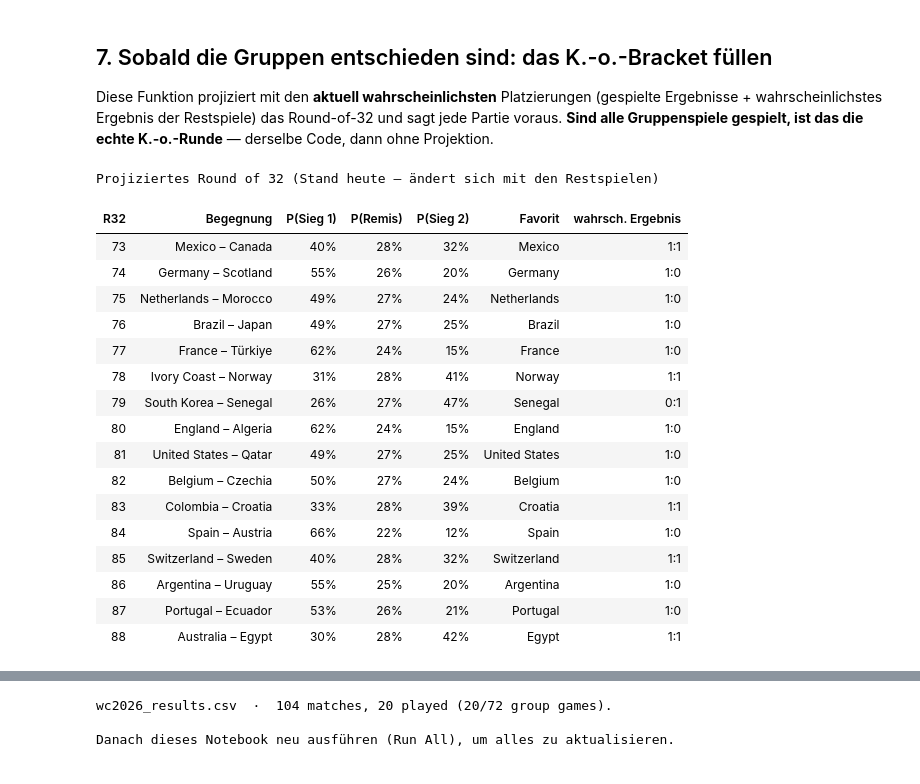
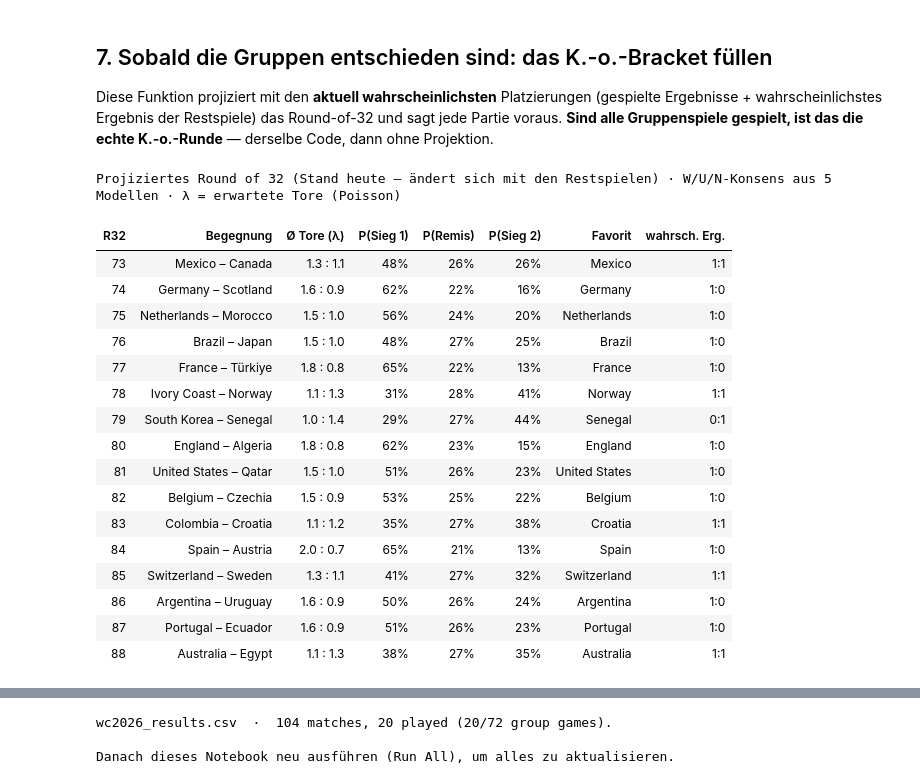
Before and after one commit to Deskaunedsei1983/wc2026-cl01, a Jupyter notebook: wc2026_live_update.ipynb, the cells around one changed output, grey strips where cells are left out. Cells and saved outputs as stored; diff of their text form; code cells hidden in the pictures.

```diff
--- a/wc2026_live_update.ipynb
+++ b/wc2026_live_update.ipynb
@@ -218,25 +283,18 @@ Die nächsten noch nicht gespielten Partien mit Sieg/Remis/Niederlage-Konsens
 (Mittel aus Poisson, Negative Binomial, Elo, Colley, PageRank) und dem
 wahrscheinlichsten exakten Ergebnis (Poisson).
 # %%
-def wdl_consensus(a, b):
-    mods = [wdl(a,b,STRENGTH),                                   # Poisson
-            (lambda P: (np.tril(P,-1).sum(), np.trace(P), np.triu(P,1).sum()))(scoreline(a,b,STRENGTH,alpha)[0])]
-    for R in (STRENGTH,):                                        # Elo (= Stärke) als Rating
-        da = R[a]-R[b]; we = 1/(1+10**(-da/400)); pdr = pdraw(abs(da))
-        mods.append(((1-pdr)*we, pdr, (1-pdr)*(1-we)))
-    arr = np.array(mods).mean(0); return arr/arr.sum()
-
 def next_matches(sched, k=12):
     up = sched[~sched.played].copy()
-    up = up[up.team1.isin(STRENGTH) & up.team2.isin(STRENGTH)]
-    up = up.sort_values("date").head(k)
+    up = up[up.team1.isin(STRENGTH) & up.team2.isin(STRENGTH)].sort_values("date").head(k)
     out = []
     for _, m in up.iterrows():
-        a, b = m.team1, m.team2; w, d, l = wdl_consensus(a, b); s, p = modal_score(a, b)
+        a, b = m.team1, m.team2; w, d, l = wdl_consensus(a, b)
+        la, lb = lam(a, b); s, p = modal_score(a, b)
         tag = m.group if isinstance(m.group,str) and m.group else m["round"]
         out.append({"Datum":m.date,"Runde":tag,"Begegnung":f"{a} – {b}",
-                    f"P(Sieg 1)":w*100,"P(Remis)":d*100,"P(Sieg 2)":l*100,
-                    "wahrsch. Ergebnis":s,"P(Erg.)":p})
+                    "Ø Tore (λ)":f"{la:.1f} : {lb:.1f}",
+                    "P(Sieg 1)":w*100,"P(Remis)":d*100,"P(Sieg 2)":l*100,
+                    "wahrsch. Erg.":s,"P(Erg.)":p})
     return pd.DataFrame(out)
 
 nxt = next_matches(sched, 12)
@@ -244,5 +302,6 @@ nxt = next_matches(sched, 12)
    .format({"P(Sieg 1)":"{:.0f}%","P(Remis)":"{:.0f}%","P(Sieg 2)":"{:.0f}%","P(Erg.)":"{:.0f}%"})
    .background_gradient(cmap="Greens", subset=["P(Sieg 1)"])
    .background_gradient(cmap="Reds",   subset=["P(Sieg 2)"])
-   .set_caption("Nächste Spiele — Prognose (Konsens W/U/N + wahrscheinlichstes Ergebnis)"))
+   .set_caption("Nächste Spiele — W/U/N-Konsens aus 5 Modellen (Poisson, Neg.Binom, Elo, Colley, PageRank). "
+                "Ø Tore (λ) = erwartete Tore (Poisson). wahrsch. Erg. = wahrscheinlichstes exaktes Ergebnis (Modus)."))
 # %% [output]
@@ -442,51 +543,53 @@ def project_bracket(sched):
             P, la, lb = scoreline(a, b); n=P.shape[0]; i,j = divmod(int(np.argmax(P)), n); x,y=i,j
         st[g][a][1]+=x-y; st[g][a][2]+=x; st[g][b][1]+=y-x; st[g][b][2]+=y
         if x>y: st[g][a][0]+=3
         elif y>x: st[g][b][0]+=3
         else: st[g][a][0]+=1; st[g][b][0]+=1
     pos = {}; thirds = []
     for g in GROUPS:
         order = sorted(GROUPS[g], key=lambda t:(st[g][t][0],st[g][t][1],st[g][t][2],STRENGTH[t]), reverse=True)
         pos[f"1{g}"], pos[f"2{g}"] = order[0], order[1]
         s = st[g][order[2]]; thirds.append((g, order[2], s[0], s[1], s[2], STRENGTH[order[2]]))
     thirds.sort(key=lambda r:(r[2],r[3],r[4],r[5]), reverse=True)
     best8 = [(g,t) for g,t,*_ in thirds[:8]]
     tmap = assign_thirds(best8)
     rows = []
     for m, s1, s2 in R32:
         t1 = tmap[m] if s1.startswith("3:") else pos[s1]
         t2 = tmap[m] if s2.startswith("3:") else pos[s2]
-        w, d, l = wdl_consensus(t1, t2); s, p = modal_score(t1, t2)
+        w, d, l = wdl_consensus(t1, t2); s, p = modal_score(t1, t2); la, lb = lam(t1, t2)
         fav = t1 if w>=l else t2
-        rows.append({"R32":m,"Begegnung":f"{t1} – {t2}","P(Sieg 1)":w*100,"P(Remis)":d*100,
-                     "P(Sieg 2)":l*100,"Favorit":fav,"wahrsch. Ergebnis":s})
+        rows.append({"R32":m,"Begegnung":f"{t1} – {t2}","Ø Tore (λ)":f"{la:.1f} : {lb:.1f}",
+                     "P(Sieg 1)":w*100,"P(Remis)":d*100,
+                     "P(Sieg 2)":l*100,"Favorit":fav,"wahrsch. Erg.":s})
     return pd.DataFrame(rows)
 
 all_grp_done = len(grp_played) == n_grp
 bracket = project_bracket(sched)
 cap = ("ECHTES Round of 32 (alle Gruppen entschieden)" if all_grp_done
        else "Projiziertes Round of 32 (Stand heute — ändert sich mit den Restspielen)")
+cap += " · W/U/N-Konsens aus 5 Modellen · λ = erwartete Tore (Poisson)"
 (bracket.style.hide(axis="index")
    .format({"P(Sieg 1)":"{:.0f}%","P(Remis)":"{:.0f}%","P(Sieg 2)":"{:.0f}%"})
    .background_gradient(cmap="Greens", subset=["P(Sieg 1)"])
    .background_gradient(cmap="Reds",   subset=["P(Sieg 2)"])
    .set_caption(cap))
 # %% [output]
-Projiziertes Round of 32 (Stand heute — ändert sich mit den Restspielen)
+Projiziertes Round of 32 (Stand heute — ändert sich mit den Restspielen) · W/U/N-Konsens aus 5 Modellen · λ = erwartete Tore (Poisson)
-| R32 | Begegnung | P(Sieg 1) | P(Remis) | P(Sieg 2) | Favorit | wahrsch. Ergebnis |
-| 73 | Mexico – Canada | 40% | 28% | 32% | Mexico | 1:1 |
-| 74 | Germany – Scotland | 55% | 26% | 20% | Germany | 1:0 |
-| 75 | Netherlands – Morocco | 49% | 27% | 24% | Netherlands | 1:0 |
-| 76 | Brazil – Japan | 49% | 27% | 25% | Brazil | 1:0 |
-| 77 | France – Türkiye | 62% | 24% | 15% | France | 1:0 |
-| 78 | Ivory Coast – Norway | 31% | 28% | 41% | Norway | 1:1 |
-| 79 | South Korea – Senegal | 26% | 27% | 47% | Senegal | 0:1 |
-| 80 | England – Algeria | 62% | 24% | 15% | England | 1:0 |
-| 81 | United States – Qatar | 49% | 27% | 25% | United States | 1:0 |
-| 82 | Belgium – Czechia | 50% | 27% | 24% | Belgium | 1:0 |
-| 83 | Colombia – Croatia | 33% | 28% | 39% | Croatia | 1:1 |
-| 84 | Spain – Austria | 66% | 22% | 12% | Spain | 1:0 |
-| 85 | Switzerland – Sweden | 40% | 28% | 32% | Switzerland | 1:1 |
-| 86 | Argentina – Uruguay | 55% | 25% | 20% | Argentina | 1:0 |
-| 87 | Portugal – Ecuador | 53% | 26% | 21% | Portugal | 1:0 |
-| 88 | Australia – Egypt | 30% | 28% | 42% | Egypt | 1:1 |
+| R32 | Begegnung | Ø Tore (λ) | P(Sieg 1) | P(Remis) | P(Sieg 2) | Favorit | wahrsch. Erg. |
+| 73 | Mexico – Canada | 1.3 : 1.1 | 48% | 26% | 26% | Mexico | 1:1 |
+| 74 | Germany – Scotland | 1.6 : 0.9 | 62% | 22% | 16% | Germany | 1:0 |
+| 75 | Netherlands – Morocco | 1.5 : 1.0 | 56% | 24% | 20% | Netherlands | 1:0 |
+| 76 | Brazil – Japan | 1.5 : 1.0 | 48% | 27% | 25% | Brazil | 1:0 |
+| 77 | France – Türkiye | 1.8 : 0.8 | 65% | 22% | 13% | France | 1:0 |
+| 78 | Ivory Coast – Norway | 1.1 : 1.3 | 31% | 28% | 41% | Norway | 1:1 |
+| 79 | South Korea – Senegal | 1.0 : 1.4 | 29% | 27% | 44% | Senegal | 0:1 |
+| 80 | England – Algeria | 1.8 : 0.8 | 62% | 23% | 15% | England | 1:0 |
+| 81 | United States – Qatar | 1.5 : 1.0 | 51% | 26% | 23% | United States | 1:0 |
+| 82 | Belgium – Czechia | 1.5 : 0.9 | 53% | 25% | 22% | Belgium | 1:0 |
+| 83 | Colombia – Croatia | 1.1 : 1.2 | 35% | 27% | 38% | Croatia | 1:1 |
+| 84 | Spain – Austria | 2.0 : 0.7 | 65% | 21% | 13% | Spain | 1:0 |
+| 85 | Switzerland – Sweden | 1.3 : 1.1 | 41% | 27% | 32% | Switzerland | 1:1 |
+| 86 | Argentina – Uruguay | 1.6 : 0.9 | 50% | 26% | 24% | Argentina | 1:0 |
+| 87 | Portugal – Ecuador | 1.6 : 0.9 | 51% | 26% | 23% | Portugal | 1:0 |
+| 88 | Australia – Egypt | 1.1 : 1.3 | 38% | 27% | 35% | Australia | 1:1 |
```
Also changed, not shown: parts of 11 cells of this notebook, 2 other files.
